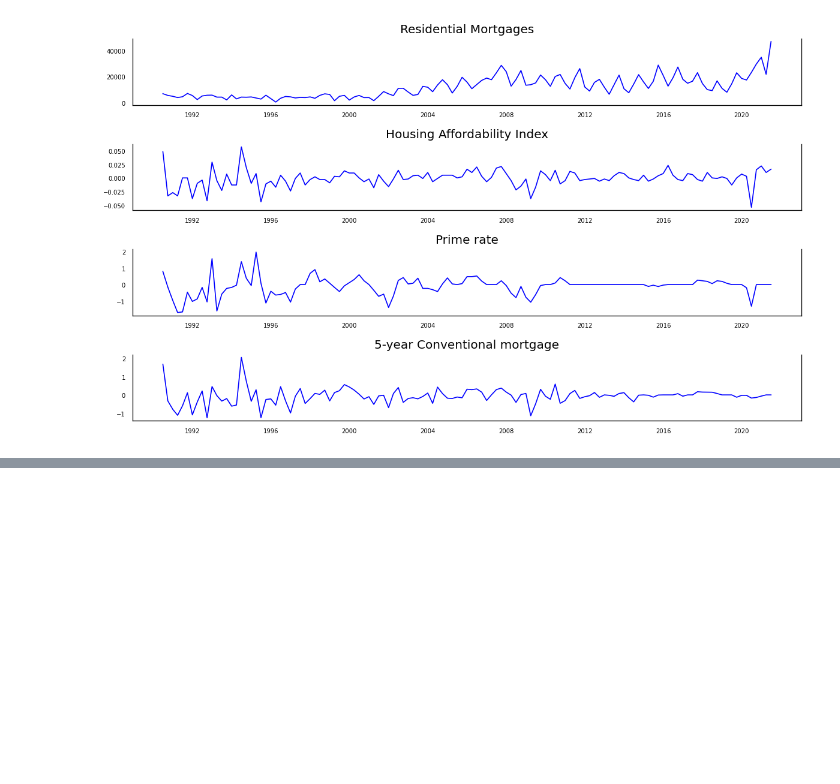
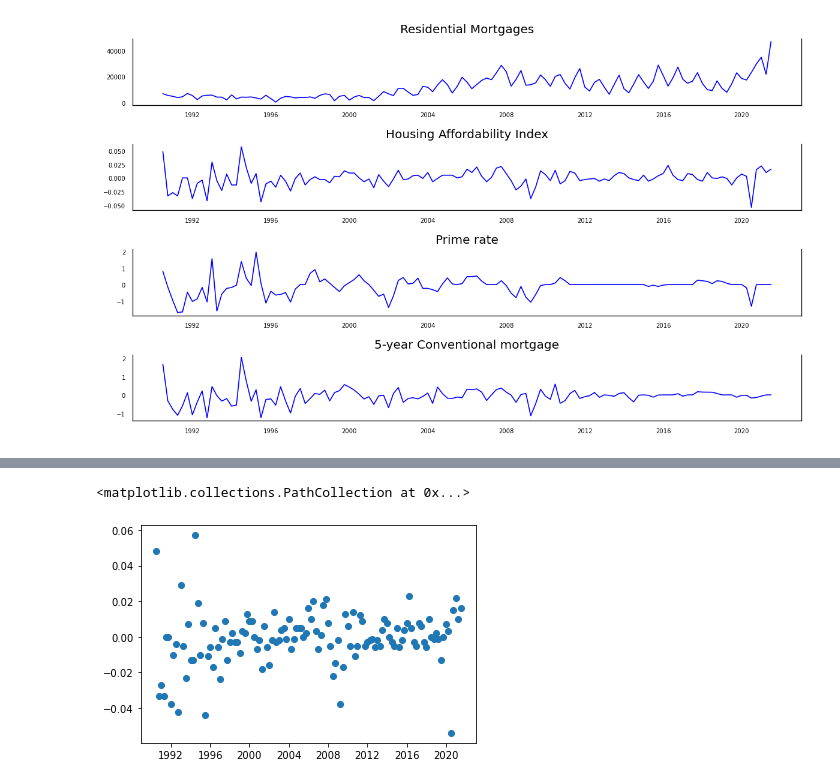
Before and after one commit to benjaminweymouth/Housing-Market-Forecasting-Time-Series-Analysis, a Jupyter notebook: Python Code/Qualitative_Multivariate Time Series.ipynb, the cells around one changed output, grey strips where cells are left out. Drawn from its saved outputs; the diff is of its cells as text; code cells hidden in the pictures; blank space fills up the shorter version.

```diff
--- a/Python Code/Qualitative_Multivariate Time Series.ipynb
+++ b/Python Code/Qualitative_Multivariate Time Series.ipynb
@@ -641,0 +648,5 @@ plt.tight_layout();
+# %%
+plt.scatter(data_d.index, data_d['Housing Affordability Index'])
+# %% [output]
+<matplotlib.collections.PathCollection at 0x...>
+[figure, added]
```
Also changed, not shown: parts of 5 cells of this notebook.
